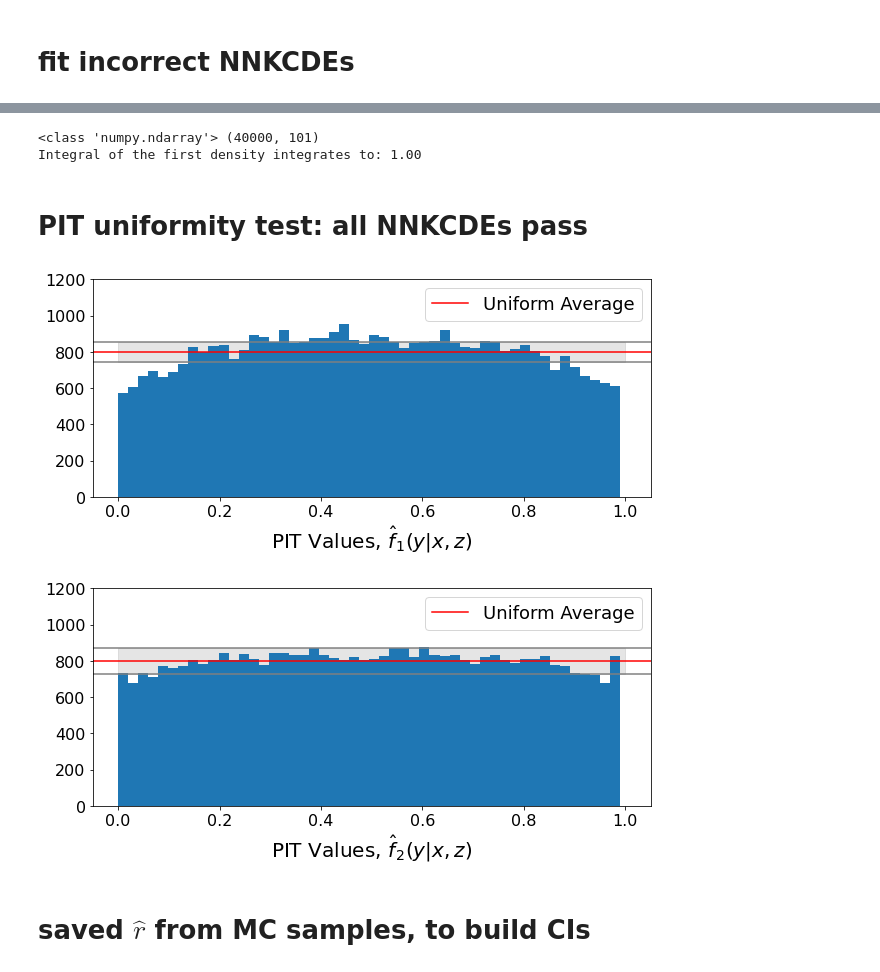
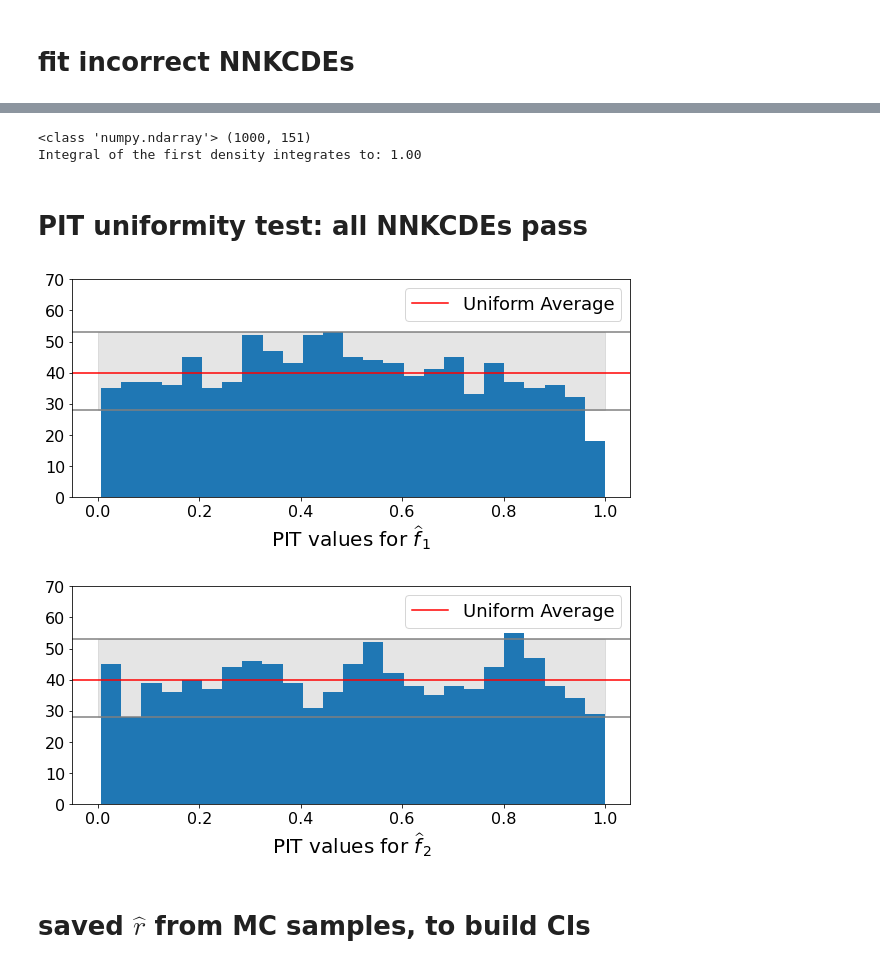
Before and after one commit to zhao-david/CDE-diagnostics, a Jupyter notebook: toy_example_1_v2.ipynb, the cells around one changed output, grey strips where cells are left out. Cells and saved outputs as stored; diff of their text form; code cells hidden in the pictures.

Commit message:
updated for n=1000 local coverage bands and pvalues

```diff
--- a/toy_example_1_v2.ipynb
+++ b/toy_example_1_v2.ipynb
@@ -37,5 +37,5 @@ def get_true_conditional_dist(X, Z, std=1):
 # %%
 # sample points
 rho = -0.2
-size = 100000
+size = 21000
 X_data, Y_data, Z_data = sample_X_Y_Z(rho=rho, size=size)
@@ -101,7 +114,7 @@ Integral of the first density integrates to: 1.00
 # %% [markdown]
 # fit incorrect NNKCDEs
 # %%
-cutoff_idx = 60000
+cutoff_idx = 20000
 X_train = np.array(X_data[:cutoff_idx])
 X_test = np.array(X_data[cutoff_idx:])
 Y_train = np.array(Y_data[:cutoff_idx])
@@ -112,9 +125,9 @@ bandwidth = 0.5
 model_X = nnkcde.NNKCDE(k=k)
 model_X.fit(x_train=X_train, z_train=Y_train)
 # %%
-n_grid = 101
+n_grid = 151
 bandwidth = 0.5
-z_grid = np.linspace(-10, 10, n_grid)
+z_grid = np.linspace(-15, 15, n_grid)
 # %%
 %%time
 
@@ -142,20 +155,20 @@ print(type(cde_test_X), cde_test_X.shape)
 den_integral = simps(cde_test_X[0, :], x=z_grid)
 print('Integral of the first density integrates to: %.2f' % den_integral)
 # %% [output]
-<class 'numpy.ndarray'> (40000, 101)
+<class 'numpy.ndarray'> (1000, 151)
 Integral of the first density integrates to: 1.00
 # %% [markdown]
 # PIT uniformity test: all NNKCDEs pass
 # %%
-pit_values = cdf_coverage(cde_test, z_grid, Y_test)
-pit_values_X = cdf_coverage(cde_test_X, z_grid, Y_test)
+pit_values = 1 - cdf_coverage(cde_test, z_grid, Y_test)
+pit_values_X = 1 - cdf_coverage(cde_test_X, z_grid, Y_test)
 # %%
-fig_pit = plot_with_uniform_band(values=pit_values, ci_level=0.95, x_label='PIT Values, $\hat f_1(y|x,z)$', n_bins=50, ylim=[0, 1200])
+fig_pit = plot_with_uniform_band(values=pit_values, ci_level=0.95, x_label='PIT values for $\widehat f_1$', n_bins=25, ylim=[0, 70])
 fig_pit
 # %% [output]
-[figure, old version]
+[figure, new version]
 # %%
-fig_pit = plot_with_uniform_band(values=pit_values_X, ci_level=0.99, x_label='PIT Values, $\hat f_2(y|x,z)$', n_bins=50, ylim=[0, 1200])
+fig_pit = plot_with_uniform_band(values=pit_values_X, ci_level=0.95, x_label='PIT values for $\widehat f_2$', n_bins=25, ylim=[0, 70])
 fig_pit
 # %% [output]
-[figure, old version]
+[figure, new version]
```
Also changed, not shown: parts of 79 cells of this notebook.
